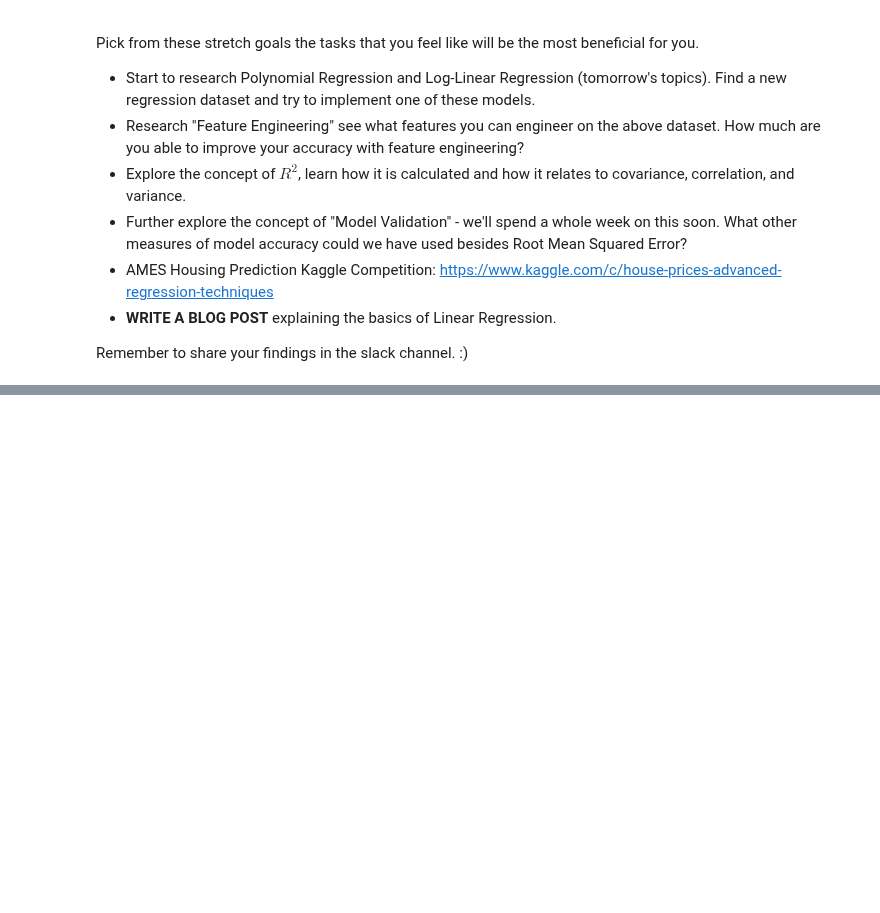
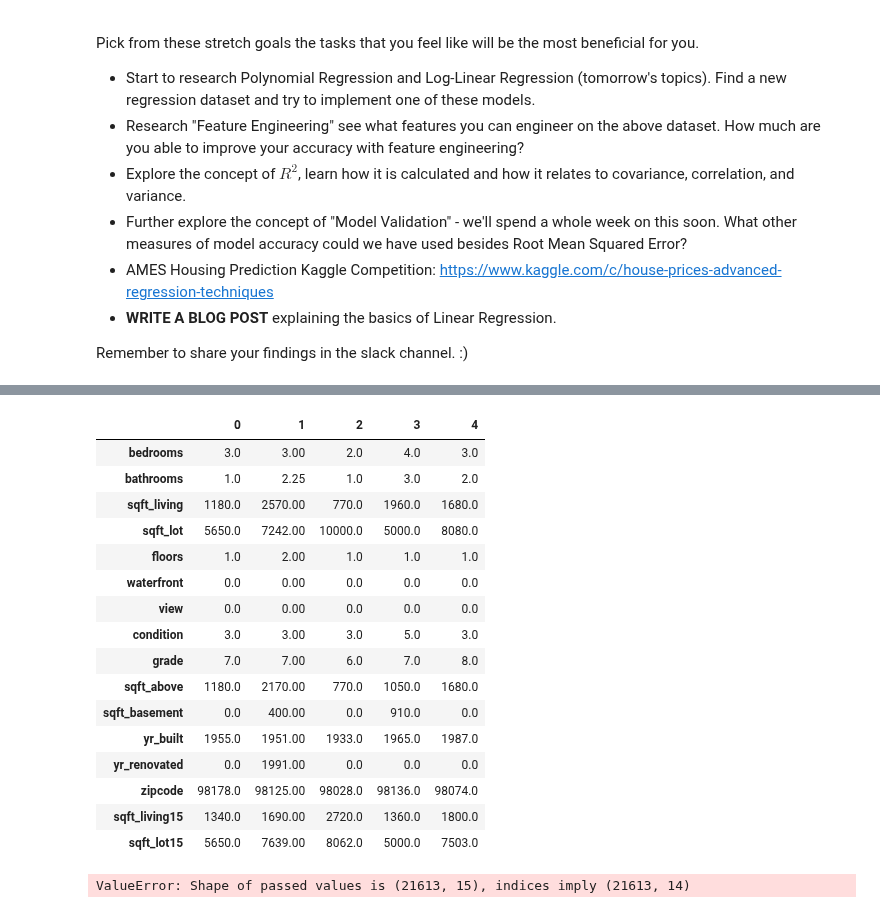
Before and after one commit to LambdaSchool/DS-Unit-2-Sprint-2-Regression, a Jupyter notebook: module1-ols-regression/linear-regression-assignment-Ned-Horsey.ipynb, the cells around one changed output, grey strips where cells are left out. Drawn from its saved outputs; the diff is of its cells as text; code cells hidden in the pictures; blank space fills up the shorter version.

```diff
--- a/module1-ols-regression/linear-regression-assignment-Ned-Horsey.ipynb
+++ b/module1-ols-regression/linear-regression-assignment-Ned-Horsey.ipynb
@@ -269,0 +314,69 @@ Remember to share your findings in the slack channel. :)
+# %%
+# remove redundant features and make zipcodes a categorical
+df_k = df_k.drop(columns=['lat','long','id'])
+# %%
+df_k.head().T
+# %% [output]
+|  | 0 | 1 | 2 | 3 | 4 |
+| bedrooms | 3.0 | 3.00 | 2.0 | 4.0 | 3.0 |
+| bathrooms | 1.0 | 2.25 | 1.0 | 3.0 | 2.0 |
+| sqft_living | 1180.0 | 2570.00 | 770.0 | 1960.0 | 1680.0 |
+| sqft_lot | 5650.0 | 7242.00 | 10000.0 | 5000.0 | 8080.0 |
+| floors | 1.0 | 2.00 | 1.0 | 1.0 | 1.0 |
+| waterfront | 0.0 | 0.00 | 0.0 | 0.0 | 0.0 |
+| view | 0.0 | 0.00 | 0.0 | 0.0 | 0.0 |
+| condition | 3.0 | 3.00 | 3.0 | 5.0 | 3.0 |
+| grade | 7.0 | 7.00 | 6.0 | 7.0 | 8.0 |
+| sqft_above | 1180.0 | 2170.00 | 770.0 | 1050.0 | 1680.0 |
+| sqft_basement | 0.0 | 400.00 | 0.0 | 910.0 | 0.0 |
+| yr_built | 1955.0 | 1951.00 | 1933.0 | 1965.0 | 1987.0 |
+| yr_renovated | 0.0 | 1991.00 | 0.0 | 0.0 | 0.0 |
+| zipcode | 98178.0 | 98125.00 | 98028.0 | 98136.0 | 98074.0 |
+| sqft_living15 | 1340.0 | 1690.00 | 2720.0 | 1360.0 | 1800.0 |
+| sqft_lot15 | 5650.0 | 7639.00 | 8062.0 | 5000.0 | 7503.0 |
+# %%
+# Note, this code can from Will Cotton, a true math-OG
+import statistics as stat
+
+# first prepare dataframe with normalization:
+
+x = df_k.loc[:, df_k.columns.tolist()].values
+
+x = StandardScaler().fit_transform(x)
+
+n = len(df_k.columns.tolist())-1
+
+
+
+pca = PCA(n_components = n)
+
+principalComponents = pca.fit_transform(x)
+
+
+labels = ['pc' + str(num) for num in range(1, n)]
+
+
+principalComp = pd.DataFrame(data = principalComponents,
+                            columns = labels)
+
+std_devs = [stat.stdev(principalComp[col].values) for col in labels]
+variances = [std**2 for std in std_devs]
+
+sum_var = sum(variances)
+prop_varex = [(variance/sum_var) for variance in variances]
+j=0
+cum_varex=np.zeros(30)
+while j < len(variances):
+  cum_varex[j] = sum(prop_varex[:j+1])
+  j+=1
+
+fig = plt.figure(figsize = (17,8));
+fig.add_axes()
+ax2=fig.add_subplot(111)
+ax2.bar(x=labels, height=cum_varex)#, cmap = 'Greens')
+ax2.axhline(0.5, color='r')
+ax2.axhline(0.75, color='y')
+ax2.axhline(0.9, color='g')
+plt.title('Cumulative Explaind Variance vs Principle Component Features');
+# %% [output]
+ValueError: Shape of passed values is (21613, 15), indices imply (21613, 14)
```
Also changed, not shown: parts of 5 cells of this notebook, 3 other files.
